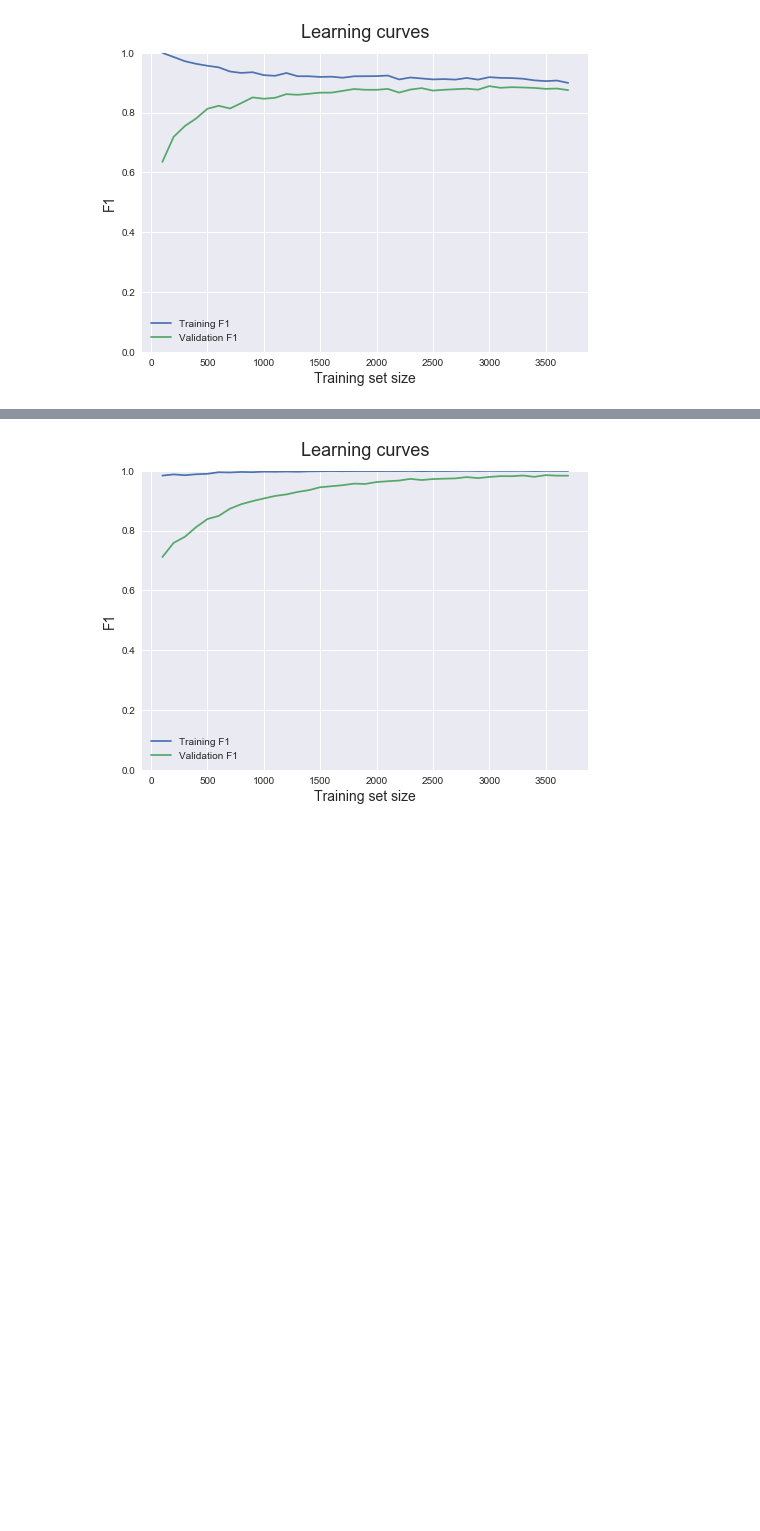
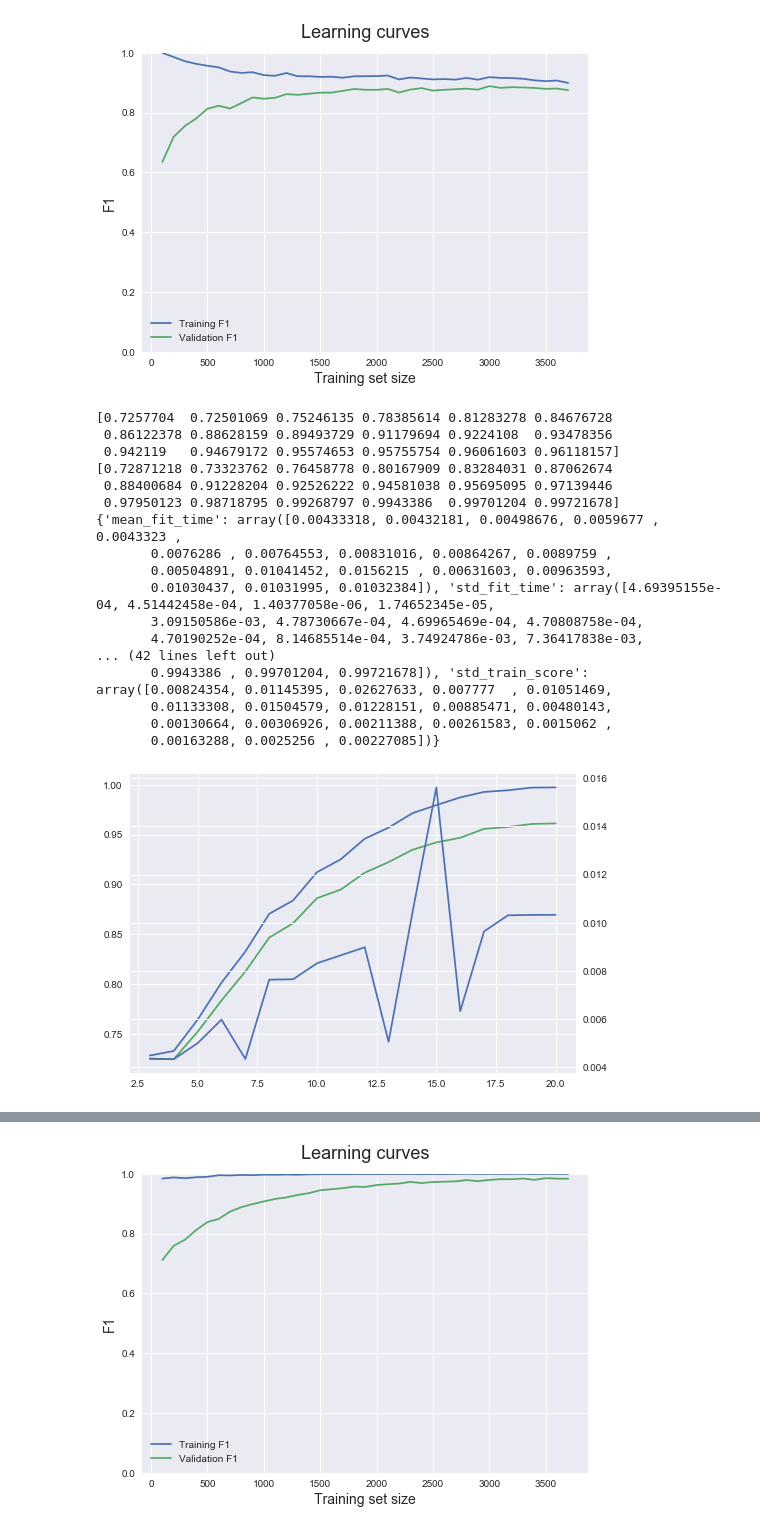
Before and after one commit to nshea3/ml_notebooks, a Jupyter notebook: ML_P1_coalbumps.ipynb, the cells around one changed output, grey strips where cells are left out. Saved outputs shown, nothing was run; the diff lists cells and outputs as text; code cells hidden in the pictures; blank space fills up the shorter version.

Commit message:
Added model complexity curve and time complexity curve

```diff
--- a/ML_P1_coalbumps.ipynb
+++ b/ML_P1_coalbumps.ipynb
@@ -70,6 +70,56 @@ def plot_learning_curve(train_sizes, train_scores_mean, validation_scores_mean):
 plot_learning_curve(train_sizes, train_scores_mean, validation_scores_mean)
 # %% [output]
 [figure]
+# %%
+from sklearn import svm, model_selection
+
+
+param_grid = {'max_depth' : range(3,21,1)}
+
+gridsearch = model_selection.GridSearchCV(estimator = tree.DecisionTreeClassifier(), param_grid = param_grid, scoring='f1')
+
+gridsearch.fit(X,y)
+
+
+print(gridsearch.cv_results_['mean_test_score'])
+print(gridsearch.cv_results_['mean_train_score'])
+print(gridsearch.cv_results_)
+
+def plot_complexity_curve(hyperparameter_values, time_complexity, train_scores_mean, validation_scores_mean):
+    """
+    https://matplotlib.org/examples/api/two_scales.html
+    """
+    fig, ax1 = plt.subplots()
+    ax1.plot(hyperparameter_values, train_scores_mean, label = 'Training F1')
+    ax1.plot(hyperparameter_values, validation_scores_mean, label = 'Validation F1')
+    ax2 = ax1.twinx()
+    ax2.plot(hyperparameter_values, time_complexity, label = 'Time Complexity')
+    #ax1.set_ylabel('F1', fontsize = 14)
+    #.xlabel('Hyperparameter Value', fontsize = 14)
+    #plt.title('Model Complexity Curve', fontsize = 18, y = 1.03)
+    #plt.legend()
+    #x1.ylim(0,1)
+
+plot_complexity_curve(param_grid['max_depth'], gridsearch.cv_results_['mean_fit_time'], gridsearch.cv_results_['mean_train_score'], gridsearch.cv_results_['mean_test_score'])
+# %% [output]
+[0.7257704  0.72501069 0.75246135 0.78385614 0.81283278 0.84676728
+ 0.86122378 0.88628159 0.89493729 0.91179694 0.9224108  0.93478356
+ 0.942119   0.94679172 0.95574653 0.95755754 0.96061603 0.96118157]
+[0.72871218 0.73323762 0.76458778 0.80167909 0.83284031 0.87062674
+ 0.88400684 0.91228204 0.92526222 0.94581038 0.95695095 0.97139446
+ 0.97950123 0.98718795 0.99268797 0.9943386  0.99701204 0.99721678]
+{'mean_fit_time': array([0.00433318, 0.00432181, 0.00498676, 0.0059677 , 0.0043323 ,
+       0.0076286 , 0.00764553, 0.00831016, 0.00864267, 0.0089759 ,
+       0.00504891, 0.01041452, 0.0156215 , 0.00631603, 0.00963593,
+       0.01030437, 0.01031995, 0.01032384]), 'std_fit_time': array([4.69395155e-04, 4.51442458e-04, 1.40377058e-06, 1.74652345e-05,
+       3.09150586e-03, 4.78730667e-04, 4.69965469e-04, 4.70808758e-04,
+       4.70190252e-04, 8.14685514e-04, 3.74924786e-03, 7.36417838e-03,
+... (42 lines left out)
+       0.9943386 , 0.99701204, 0.99721678]), 'std_train_score': array([0.00824354, 0.01145395, 0.02627633, 0.007777  , 0.01051469,
+       0.01133308, 0.01504579, 0.01228151, 0.00885471, 0.00480143,
+       0.00130664, 0.00306926, 0.00211388, 0.00261583, 0.0015062 ,
+       0.00163288, 0.0025256 , 0.00227085])}
+[figure, added]
 # %%
 import sklearn
 
```
Also changed, not shown: parts of 1 cell of this notebook.
